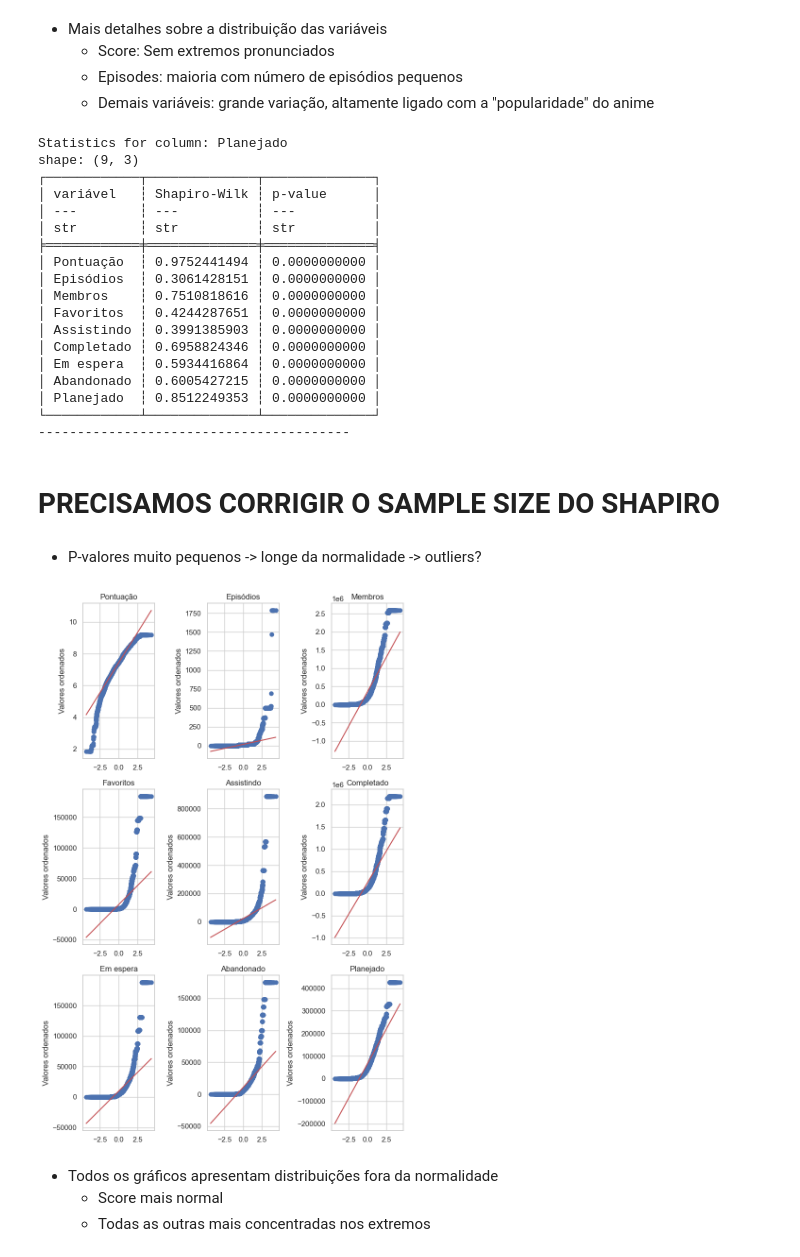
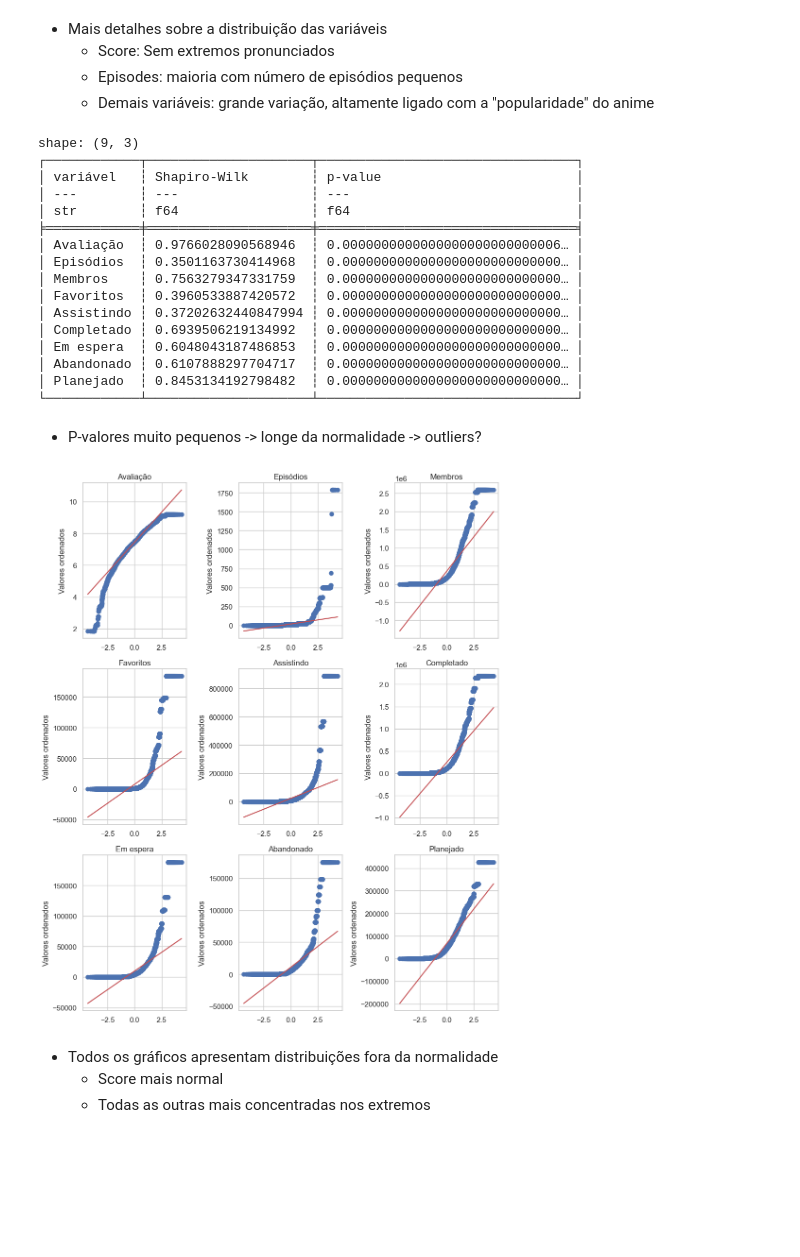
Before and after one commit to Nubily44/CD_EP, a Jupyter notebook: analise_exploratoria.ipynb, the cells around one changed output. Cells and saved outputs as stored; diff of their text form; code cells hidden in the pictures; blank space fills up the shorter version.

```diff
--- a/analise_exploratoria.ipynb
+++ b/analise_exploratoria.ipynb
@@ -18,7 +18,7 @@ df = (
     pl.scan_csv("anime_full.csv")
     .collect()
         .rename({
-        'score': 'Pontuação',
+        'score': 'Avaliação',
         'episodes': 'Episódios',
         'members': 'Membros',
         'favorites': 'Favoritos',
@@ -46,7 +46,7 @@ shape: (5, 38)
 | 1.0 | "Cowboy Bebop" | 8.78 | "Action, Adventure, Comedy, Dra… | "Cowboy Bebop" | "TV" | 26.0 | "Apr 3, 1998 to Apr 24, 1999" | "Spring 1998" | "Bandai Visual" | ... |
 # %%
 numeric_analysis_cols = [
-    'Pontuação',
+    'Avaliação',
     'Episódios',
     'Membros',
     'Favoritos',
@@ -63,7 +63,7 @@ categorical_analysis_cols = [
     'Classificação'
 ]
 
-numeric_analysis_log_cols = [f"{col} (escala log)" if col != 'score' else col for col in numeric_analysis_cols]
+numeric_analysis_log_cols = [f"{col} (escala log)" if col != 'Avaliação' else col for col in numeric_analysis_cols]
 # %%
 df_notnull = df.select(numeric_analysis_cols).drop_nulls()
 # %%
@@ -223,8 +233,10 @@ plot_dataframe(df_log.to_pandas())
   - Demais variáveis: grande variação, altamente ligado com a "popularidade" do anime
 # %%
 from scipy.stats import shapiro
+import numpy as np
 
 shapiro_data = []
+
 for col in numeric_analysis_cols:
     data = (
         df
@@ -234,73 +246,72 @@ for col in numeric_analysis_cols:
         .to_numpy()
     )
 
+    # Amostra aleatória de no máximo 5000 valores
+    if len(data) > 5000:
+        data = np.random.choice(data, size=5000, replace=False)
+
     stat, p_value = shapiro(data)
 
     shapiro_data.append({
         'variável': col,
-        'Shapiro-Wilk': f"{stat:.10f}",
-        'p-value': f"{p_value:.10f}"
+        'Shapiro-Wilk': stat,
+        'p-value': p_value
     })
+
 shapiro_df = pl.DataFrame(shapiro_data)
 
-with pl.Config(tbl_cols = -1, tbl_width_chars = -1, tbl_rows = -1, fmt_float = "full"):
-    print(f'Statistics for column: {col}')
+with pl.Config(tbl_cols=-1, tbl_width_chars=-1, tbl_rows=-1, fmt_float="full"):
     print(shapiro_df)
-    print('-' * 40)
 # %% [output]
-Statistics for column: Planejado
 shape: (9, 3)
-┌────────────┬──────────────┬──────────────┐
-│ variável   ┆ Shapiro-Wilk ┆ p-value      │
-│ ---        ┆ ---          ┆ ---          │
-│ str        ┆ str          ┆ str          │
-╞════════════╪══════════════╪══════════════╡
-│ Pontuação  ┆ 0.9752441494 ┆ 0.0000000000 │
-│ Episódios  ┆ 0.3061428151 ┆ 0.0000000000 │
-│ Membros    ┆ 0.7510818616 ┆ 0.0000000000 │
-│ Favoritos  ┆ 0.4244287651 ┆ 0.0000000000 │
-│ Assistindo ┆ 0.3991385903 ┆ 0.0000000000 │
-│ Completado ┆ 0.6958824346 ┆ 0.0000000000 │
-│ Em espera  ┆ 0.5934416864 ┆ 0.0000000000 │
-│ Abandonado ┆ 0.6005427215 ┆ 0.0000000000 │
-│ Planejado  ┆ 0.8512249353 ┆ 0.0000000000 │
-└────────────┴──────────────┴──────────────┘
-----------------------------------------
+┌────────────┬─────────────────────┬─────────────────────────────────┐
+│ variável   ┆ Shapiro-Wilk        ┆ p-value                         │
+│ ---        ┆ ---                 ┆ ---                             │
+│ str        ┆ f64                 ┆ f64                             │
+╞════════════╪═════════════════════╪═════════════════════════════════╡
+│ Avaliação  ┆ 0.9766028090568946  ┆ 0.0000000000000000000000000006… │
+│ Episódios  ┆ 0.3501163730414968  ┆ 0.0000000000000000000000000000… │
+│ Membros    ┆ 0.7563279347331759  ┆ 0.0000000000000000000000000000… │
+│ Favoritos  ┆ 0.3960533887420572  ┆ 0.0000000000000000000000000000… │
+│ Assistindo ┆ 0.37202632440847994 ┆ 0.0000000000000000000000000000… │
+│ Completado ┆ 0.6939506219134992  ┆ 0.0000000000000000000000000000… │
+│ Em espera  ┆ 0.6048043187486853  ┆ 0.0000000000000000000000000000… │
+│ Abandonado ┆ 0.6107888297704717  ┆ 0.0000000000000000000000000000… │
+│ Planejado  ┆ 0.8453134192798482  ┆ 0.0000000000000000000000000000… │
+└────────────┴─────────────────────┴─────────────────────────────────┘
-# %% [markdown]
-# PRECISAMOS CORRIGIR O SAMPLE SIZE DO SHAPIRO
 # %% [markdown]
 - P-valores muito pequenos -> longe da normalidade -> outliers?
 # %%
 from scipy import stats
 
 n_cols = 3
 n_rows = (len(numeric_analysis_cols) + n_cols - 1) // n_cols
 
-fig, axes = plt.subplots(n_rows, n_cols, figsize=(8, 4 * n_rows))
+fig, axes = plt.subplots(n_rows, n_cols, figsize=(10, 4 * n_rows))
 axes = axes.flatten()
 
 for idx, col in enumerate(numeric_analysis_cols):
     data = (
         df
         .select(col)
         .drop_nulls()
         .to_series()
         .to_numpy()
     )
 
     stats.probplot(data, dist="norm", plot=axes[idx])
     axes[idx].set_title(f"{col.capitalize()}")
     axes[idx].set_ylabel("Valores ordenados")
     axes[idx].set_xlabel("")
 
 # Ocultar subplots vazios (se houver)
 for idx in range(len(numeric_analysis_cols), len(axes)):
     axes[idx].set_visible(False)
 
 plt.tight_layout()
 plt.show()
 # %% [output]
-[figure, old version]
+[figure, new version]
 # %% [markdown]
 - Todos os gráficos apresentam distribuições fora da normalidade
   - Score mais normal
```
Also changed, not shown: parts of 15 cells of this notebook.
